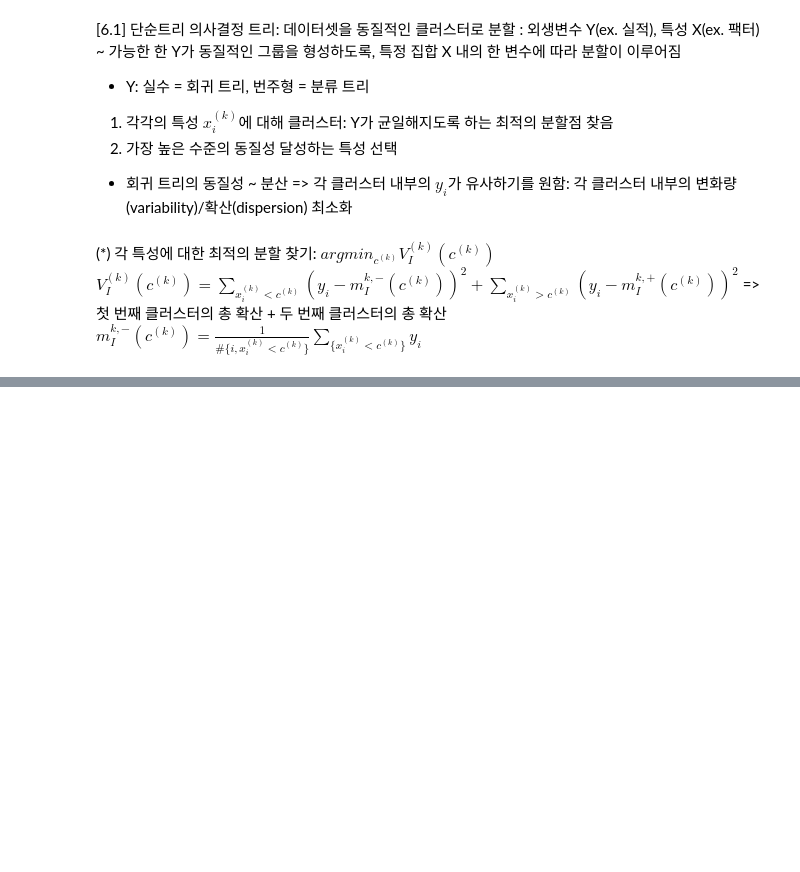
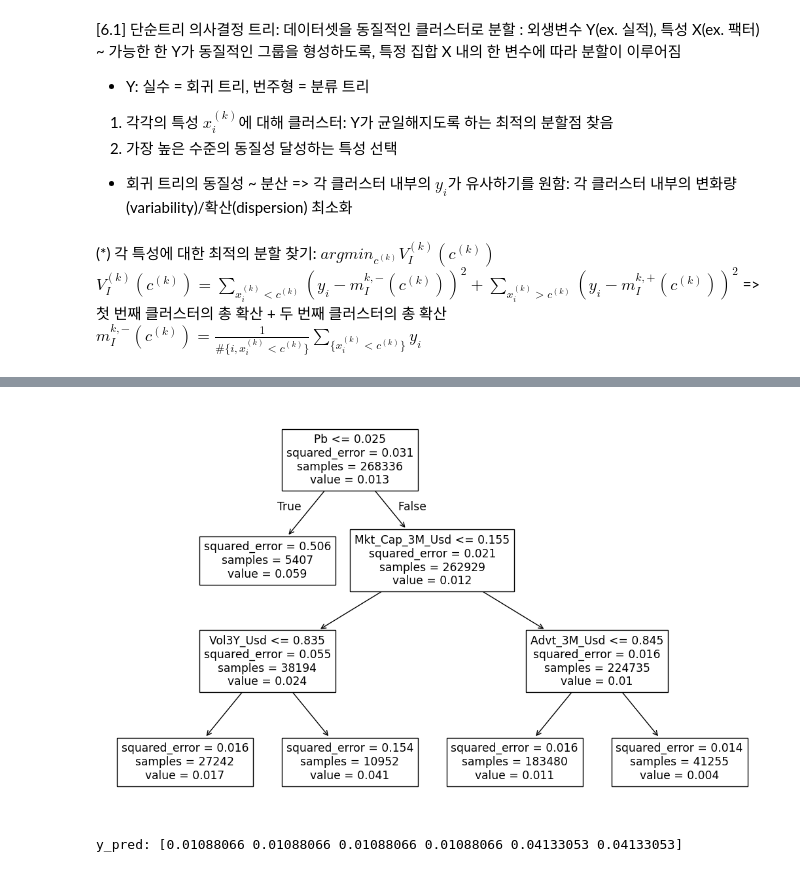
Before and after one commit to serah6057-beep/ML-for-Quantative-Investment, a Jupyter notebook: Ch6.ipynb, the cells around one changed output, grey strips where cells are left out. Saved outputs shown, nothing was run; the diff lists cells and outputs as text; code cells hidden in the pictures; blank space fills up the shorter version.

```diff
--- a/Ch6.ipynb
+++ b/Ch6.ipynb
@@ -25,0 +80,24 @@ $m^{k,-}_I(c^{(k)})=\frac{1}{\#\{i,x_i^{(k)}<c^{(k)}\}} \sum_{\{x^{(k)}_i<c^{(k)
+# %%
+X=data_ml.iloc[:,3:95] # 특성/예측 인자
+y=data_ml['R1M_Usd'] # 레이블/종속 변수
+# %%
+fit_tree=tree.DecisionTreeRegressor( # 모델 정의
+    min_samples_split=8000, # 분할 지속 위한 최소 관측치 개수
+    max_depth=3, # 최대 깊이(: 트리 레벨) ~ 최대 3번의 분할이 있어야 함
+    ccp_alpha=0.000001, # 복잡도 매개 변수: 분할 전의 0.9999배 이하로 손실 줄여야 함
+    min_samples_leaf=3500 # 각 최종 노드에 필요한 관측치 최소 개수(나뭇잎)
+)
+# %%
+import matplotlib.pyplot as plt
+fit_tree.fit(X,y) # 모델 피팅
+fig, ax=plt.subplots(figsize=(13,8))
+tree.plot_tree(fit_tree, feature_names=X.columns.values, ax=ax)
+plt.show()
+# %% [output]
+[figure, added]
+# %%
+# 모델이 학습을 마치면(: 트리가 성장하면) 인스턴스에 대한 예측: 인스턴스가 위치해야 하는 클러스터 내 레이블의 평균값(= value)
+y_pred=fit_tree.predict(X.iloc[0:6,:])
+print(f'y_pred: {y_pred}')
+# %% [output]
+y_pred: [0.01088066 0.01088066 0.01088066 0.01088066 0.04133053 0.04133053]
```
Also changed, not shown: parts of 8 cells of this notebook.
